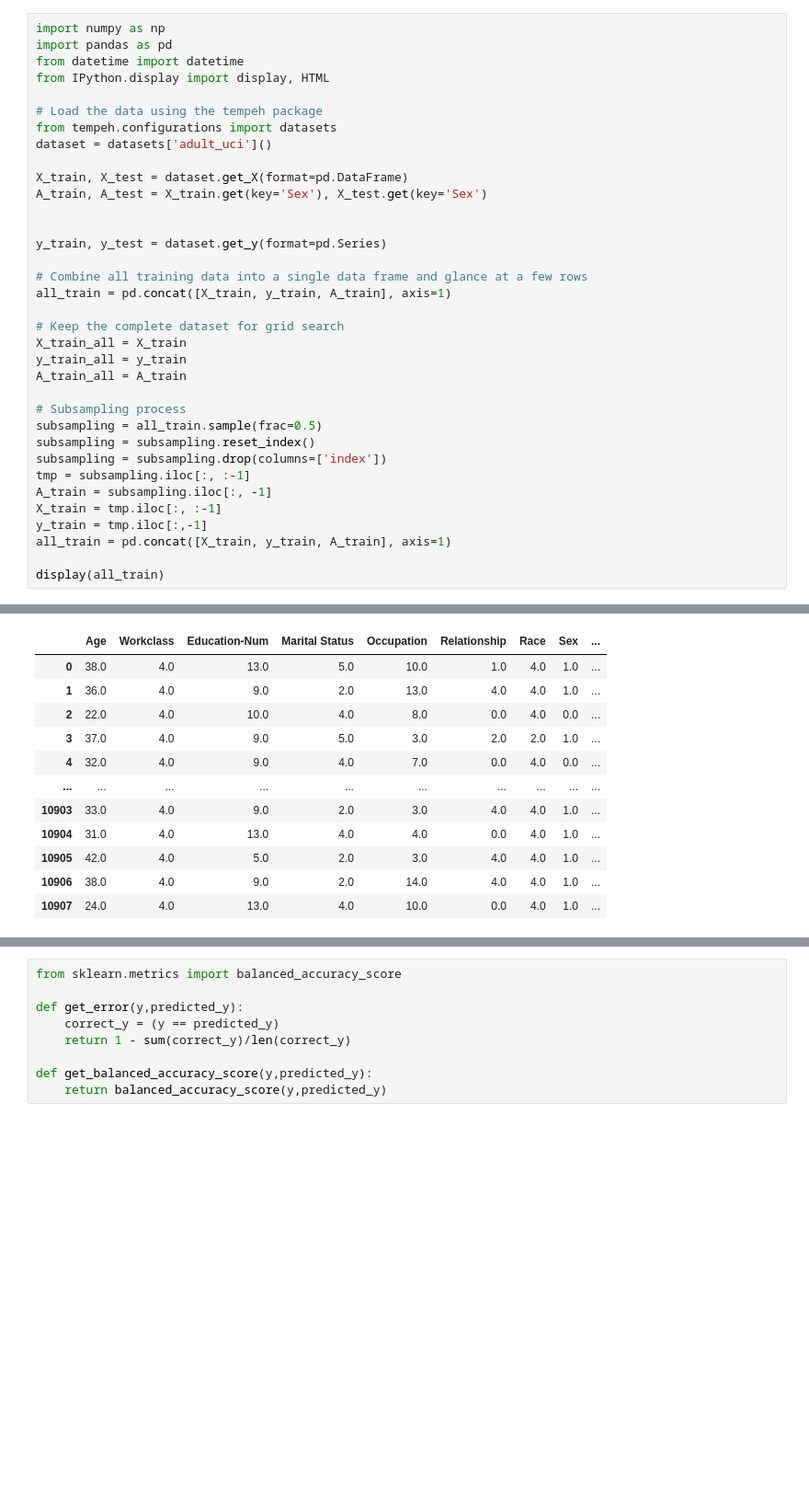
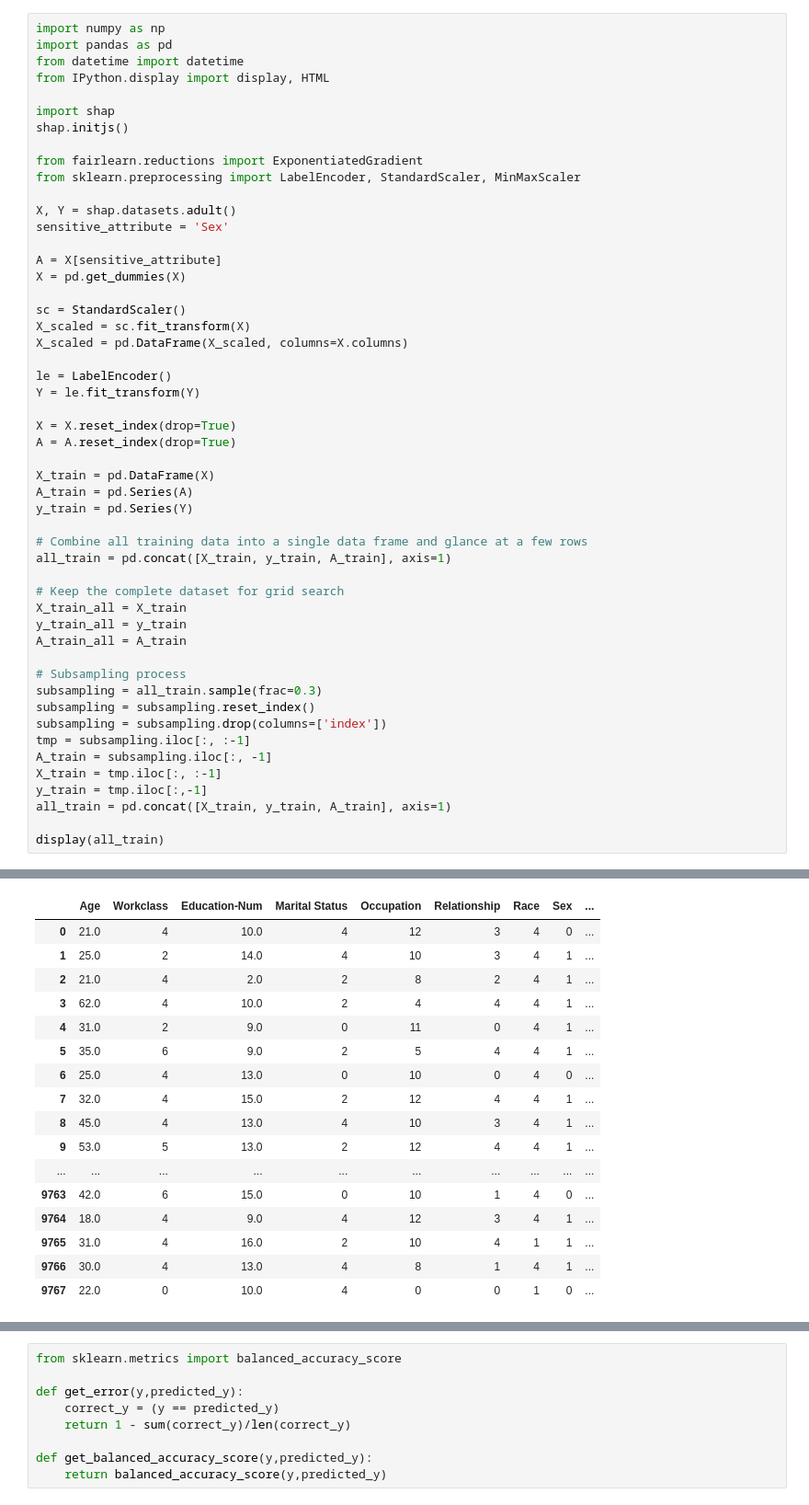
Before and after one commit to UMass-Responsible-AI/fairlearn, a Jupyter notebook: notebooks/Scalability(subsampling).ipynb, the cells around one changed output, grey strips where cells are left out. Shown at 92% size. Saved outputs shown, nothing was run; the diff lists cells and outputs as text; blank space fills up the shorter version.

```diff
--- a/notebooks/Scalability(subsampling).ipynb
+++ b/notebooks/Scalability(subsampling).ipynb
@@ -4,15 +4,31 @@ import pandas as pd
 from datetime import datetime
 from IPython.display import display, HTML
 
-# Load the data using the tempeh package
-from tempeh.configurations import datasets
-dataset = datasets['adult_uci']()
+import shap
+shap.initjs()
 
-X_train, X_test = dataset.get_X(format=pd.DataFrame)
-A_train, A_test = X_train.get(key='Sex'), X_test.get(key='Sex')
+from fairlearn.reductions import ExponentiatedGradient
+from sklearn.preprocessing import LabelEncoder, StandardScaler, MinMaxScaler
 
+X, Y = shap.datasets.adult()
+sensitive_attribute = 'Sex'
 
-y_train, y_test = dataset.get_y(format=pd.Series)
+A = X[sensitive_attribute]
+X = pd.get_dummies(X)
+
+sc = StandardScaler()
+X_scaled = sc.fit_transform(X)
+X_scaled = pd.DataFrame(X_scaled, columns=X.columns)
+
+le = LabelEncoder()
+Y = le.fit_transform(Y)
+
+X = X.reset_index(drop=True)
+A = A.reset_index(drop=True)
+
+X_train = pd.DataFrame(X)
+A_train = pd.Series(A)
+y_train = pd.Series(Y)
 
 # Combine all training data into a single data frame and glance at a few rows
 all_train = pd.concat([X_train, y_train, A_train], axis=1)
@@ -23,7 +39,7 @@ y_train_all = y_train
 A_train_all = A_train
 
 # Subsampling process
-subsampling = all_train.sample(frac=0.5)
+subsampling = all_train.sample(frac=0.3)
 subsampling = subsampling.reset_index()
 subsampling = subsampling.drop(columns=['index'])
 tmp = subsampling.iloc[:, :-1]
@@ -37,12 +59,17 @@ display(all_train)
 |  | Age | Workclass | Education-Num | Marital Status | Occupation | Relationship | Race | Sex | ... |
-| 0 | 38.0 | 4.0 | 13.0 | 5.0 | 10.0 | 1.0 | 4.0 | 1.0 | ... |
-| 1 | 36.0 | 4.0 | 9.0 | 2.0 | 13.0 | 4.0 | 4.0 | 1.0 | ... |
-| 2 | 22.0 | 4.0 | 10.0 | 4.0 | 8.0 | 0.0 | 4.0 | 0.0 | ... |
-| 3 | 37.0 | 4.0 | 9.0 | 5.0 | 3.0 | 2.0 | 2.0 | 1.0 | ... |
-| 4 | 32.0 | 4.0 | 9.0 | 4.0 | 7.0 | 0.0 | 4.0 | 0.0 | ... |
+| 0 | 21.0 | 4 | 10.0 | 4 | 12 | 3 | 4 | 0 | ... |
+| 1 | 25.0 | 2 | 14.0 | 4 | 10 | 3 | 4 | 1 | ... |
+| 2 | 21.0 | 4 | 2.0 | 2 | 8 | 2 | 4 | 1 | ... |
+| 3 | 62.0 | 4 | 10.0 | 2 | 4 | 4 | 4 | 1 | ... |
+| 4 | 31.0 | 2 | 9.0 | 0 | 11 | 0 | 4 | 1 | ... |
+| 5 | 35.0 | 6 | 9.0 | 2 | 5 | 4 | 4 | 1 | ... |
+| 6 | 25.0 | 4 | 13.0 | 0 | 10 | 0 | 4 | 0 | ... |
+| 7 | 32.0 | 4 | 15.0 | 2 | 12 | 4 | 4 | 1 | ... |
+| 8 | 45.0 | 4 | 13.0 | 4 | 10 | 3 | 4 | 1 | ... |
+| 9 | 53.0 | 5 | 13.0 | 2 | 12 | 4 | 4 | 1 | ... |
 | ... | ... | ... | ... | ... | ... | ... | ... | ... | ... |
-| 10903 | 33.0 | 4.0 | 9.0 | 2.0 | 3.0 | 4.0 | 4.0 | 1.0 | ... |
-| 10904 | 31.0 | 4.0 | 13.0 | 4.0 | 4.0 | 0.0 | 4.0 | 1.0 | ... |
-| 10905 | 42.0 | 4.0 | 5.0 | 2.0 | 3.0 | 4.0 | 4.0 | 1.0 | ... |
-| 10906 | 38.0 | 4.0 | 9.0 | 2.0 | 14.0 | 4.0 | 4.0 | 1.0 | ... |
-| 10907 | 24.0 | 4.0 | 13.0 | 4.0 | 10.0 | 0.0 | 4.0 | 1.0 | ... |
+| 9763 | 42.0 | 6 | 15.0 | 0 | 10 | 1 | 4 | 0 | ... |
+| 9764 | 18.0 | 4 | 9.0 | 4 | 12 | 3 | 4 | 1 | ... |
+| 9765 | 31.0 | 4 | 16.0 | 2 | 10 | 4 | 1 | 1 | ... |
+| 9766 | 30.0 | 4 | 13.0 | 4 | 8 | 1 | 4 | 1 | ... |
+| 9767 | 22.0 | 0 | 10.0 | 4 | 0 | 0 | 1 | 0 | ... |
```
Also changed, not shown: parts of 22 cells of this notebook.
